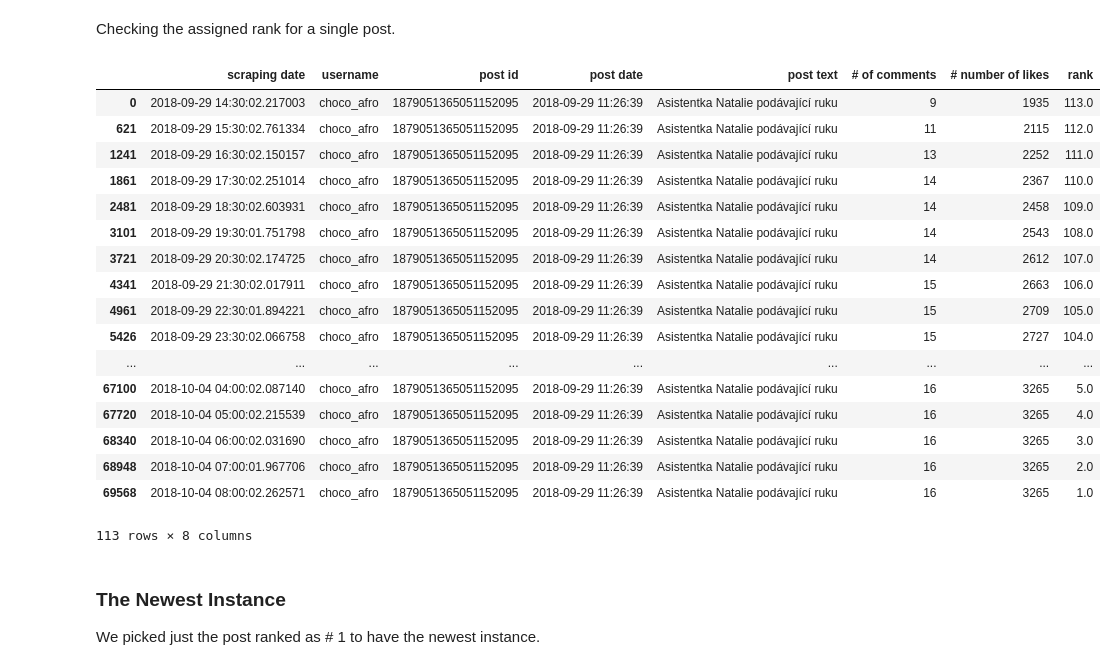
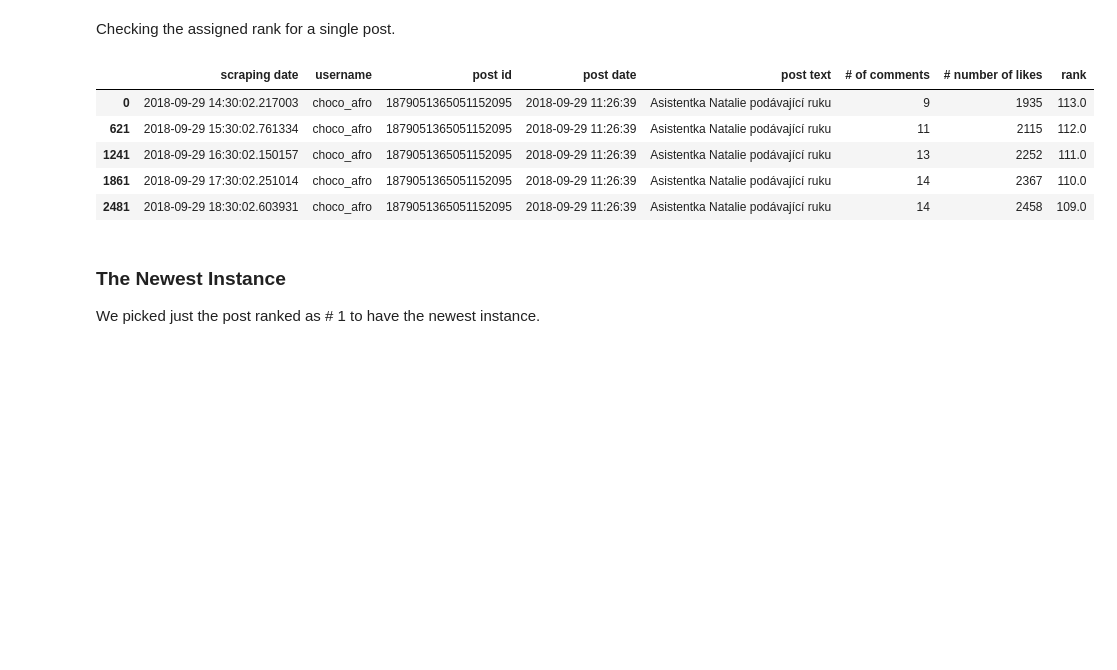
Before and after one commit to hsarka/InstagramAnalysis, a Jupyter notebook: election2018TextAnalysis/wordcloudInstagramCzech.ipynb, the cells around one changed output. Saved outputs shown, nothing was run; the diff lists cells and outputs as text; code cells hidden in the pictures; blank space fills up the shorter version.

Commit message:
added head()

```diff
--- a/election2018TextAnalysis/wordcloudInstagramCzech.ipynb
+++ b/election2018TextAnalysis/wordcloudInstagramCzech.ipynb
@@ -50,26 +50,14 @@ sourceData["rank"] = sourceData.groupby(by = ["username", "post id"])["scraping
 # %% [markdown]
 Checking the assigned rank for a single post.
 # %%
-sourceData.loc[sourceData["post id"] == 1879051365051152095]
+sourceData.loc[sourceData["post id"] == 1879051365051152095].head()
 # %% [output]
 |  | scraping date | username | post id | post date | post text | # of comments | # number of likes | rank |
 | 0 | 2018-09-29 14:30:02.217003 | choco_afro | 1879051365051152095 | 2018-09-29 11:26:39 | Asistentka Natalie podávající ruku | 9 | 1935 | 113.0 |
 | 621 | 2018-09-29 15:30:02.761334 | choco_afro | 1879051365051152095 | 2018-09-29 11:26:39 | Asistentka Natalie podávající ruku | 11 | 2115 | 112.0 |
 | 1241 | 2018-09-29 16:30:02.150157 | choco_afro | 1879051365051152095 | 2018-09-29 11:26:39 | Asistentka Natalie podávající ruku | 13 | 2252 | 111.0 |
 | 1861 | 2018-09-29 17:30:02.251014 | choco_afro | 1879051365051152095 | 2018-09-29 11:26:39 | Asistentka Natalie podávající ruku | 14 | 2367 | 110.0 |
 | 2481 | 2018-09-29 18:30:02.603931 | choco_afro | 1879051365051152095 | 2018-09-29 11:26:39 | Asistentka Natalie podávající ruku | 14 | 2458 | 109.0 |
-| 3101 | 2018-09-29 19:30:01.751798 | choco_afro | 1879051365051152095 | 2018-09-29 11:26:39 | Asistentka Natalie podávající ruku | 14 | 2543 | 108.0 |
-| 3721 | 2018-09-29 20:30:02.174725 | choco_afro | 1879051365051152095 | 2018-09-29 11:26:39 | Asistentka Natalie podávající ruku | 14 | 2612 | 107.0 |
-| 4341 | 2018-09-29 21:30:02.017911 | choco_afro | 1879051365051152095 | 2018-09-29 11:26:39 | Asistentka Natalie podávající ruku | 15 | 2663 | 106.0 |
-| 4961 | 2018-09-29 22:30:01.894221 | choco_afro | 1879051365051152095 | 2018-09-29 11:26:39 | Asistentka Natalie podávající ruku | 15 | 2709 | 105.0 |
-| 5426 | 2018-09-29 23:30:02.066758 | choco_afro | 1879051365051152095 | 2018-09-29 11:26:39 | Asistentka Natalie podávající ruku | 15 | 2727 | 104.0 |
-| ... | ... | ... | ... | ... | ... | ... | ... | ... |
-| 67100 | 2018-10-04 04:00:02.087140 | choco_afro | 1879051365051152095 | 2018-09-29 11:26:39 | Asistentka Natalie podávající ruku | 16 | 3265 | 5.0 |
-| 67720 | 2018-10-04 05:00:02.215539 | choco_afro | 1879051365051152095 | 2018-09-29 11:26:39 | Asistentka Natalie podávající ruku | 16 | 3265 | 4.0 |
-| 68340 | 2018-10-04 06:00:02.031690 | choco_afro | 1879051365051152095 | 2018-09-29 11:26:39 | Asistentka Natalie podávající ruku | 16 | 3265 | 3.0 |
-| 68948 | 2018-10-04 07:00:01.967706 | choco_afro | 1879051365051152095 | 2018-09-29 11:26:39 | Asistentka Natalie podávající ruku | 16 | 3265 | 2.0 |
-| 69568 | 2018-10-04 08:00:02.262571 | choco_afro | 1879051365051152095 | 2018-09-29 11:26:39 | Asistentka Natalie podávající ruku | 16 | 3265 | 1.0 |
-113 rows × 8 columns
 # %% [markdown]
 ### The Newest Instance
 We picked just the post ranked as # 1 to have the newest instance.
```
